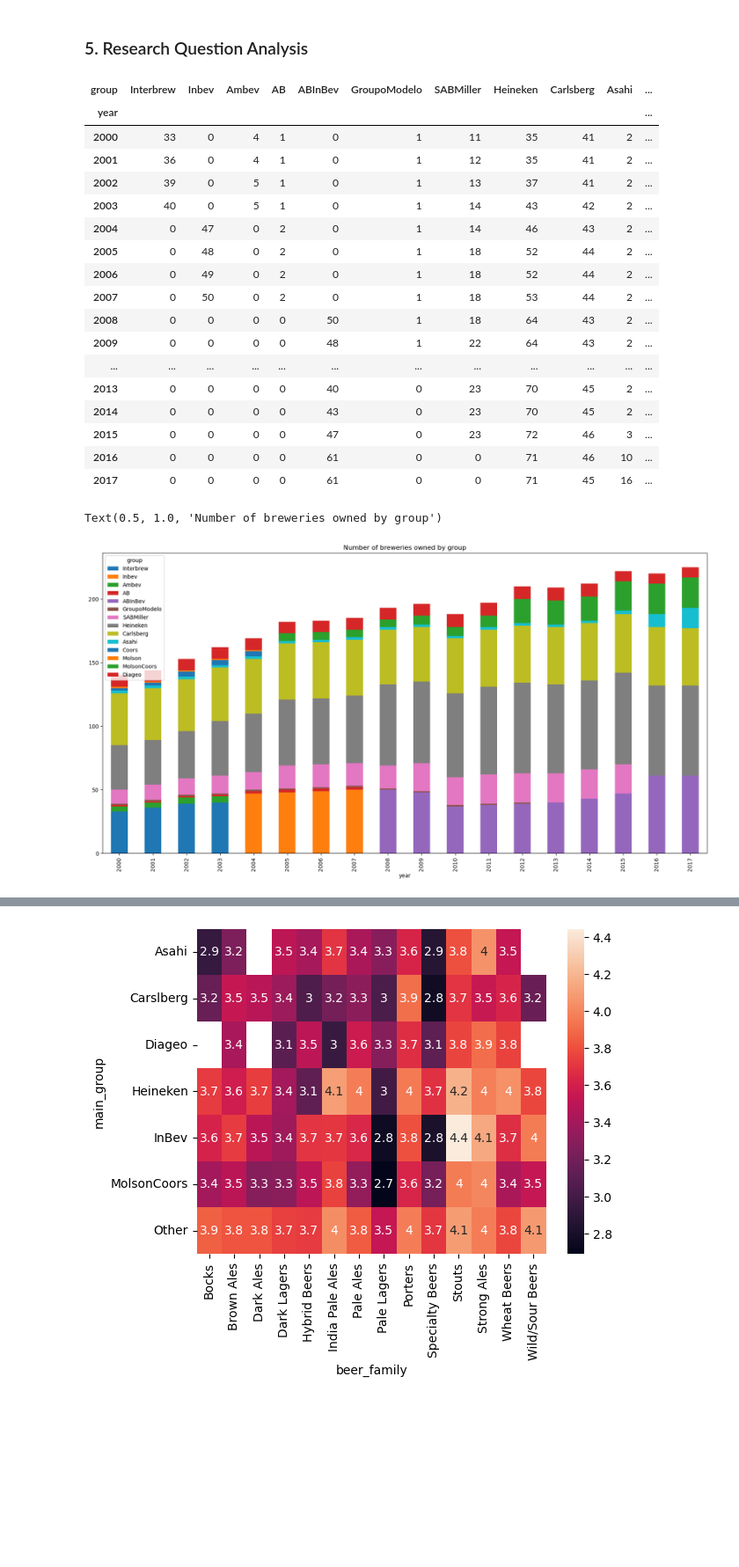
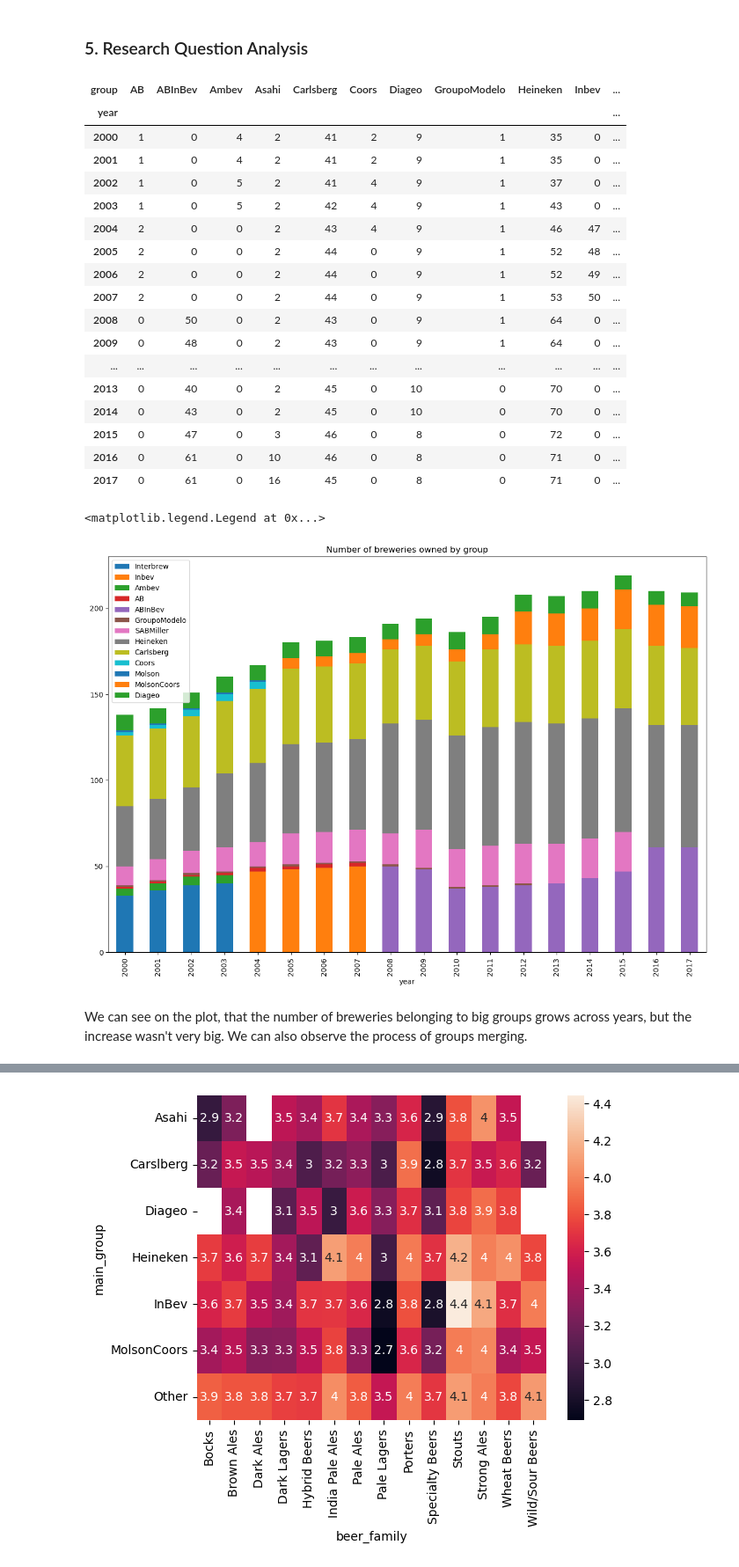
Before and after one commit to epfl-ada/ada-2023-project-tornada, a Jupyter notebook: P3.ipynb, the cells around one changed output, grey strips where cells are left out. Shown at 88% size. Saved outputs shown, nothing was run; the diff lists cells and outputs as text; code cells hidden in the pictures; blank space fills up the shorter version.

```diff
--- a/P3.ipynb
+++ b/P3.ipynb
@@ -528,35 +527,42 @@ The distribution of each ratings are really similar
 # %% [markdown]
 ### 5. Research Question Analysis
 # %%
+# create dataframe with number of breweries owned by each group by year
 years_groups_comparison = BA_group_breweries.groupby(['year', 'group']).nunique().loc[: , ['brewery_name']].unstack(level=1).droplevel(0, axis=1).fillna(0).astype('int')
-years_groups_comparison.to_csv('group_breweries_across_years.csv')
+display(years_groups_comparison)
+# %% [output]
+| group | AB | ABInBev | Ambev | Asahi | Carlsberg | Coors | Diageo | GroupoModelo | Heineken | Inbev | ... |
+| year |  |  |  |  |  |  |  |  |  |  | ... |
+| 2000 | 1 | 0 | 4 | 2 | 41 | 2 | 9 | 1 | 35 | 0 | ... |
+| 2001 | 1 | 0 | 4 | 2 | 41 | 2 | 9 | 1 | 35 | 0 | ... |
+| 2002 | 1 | 0 | 5 | 2 | 41 | 4 | 9 | 1 | 37 | 0 | ... |
+| 2003 | 1 | 0 | 5 | 2 | 42 | 4 | 9 | 1 | 43 | 0 | ... |
+| 2004 | 2 | 0 | 0 | 2 | 43 | 4 | 9 | 1 | 46 | 47 | ... |
+| 2005 | 2 | 0 | 0 | 2 | 44 | 0 | 9 | 1 | 52 | 48 | ... |
+| 2006 | 2 | 0 | 0 | 2 | 44 | 0 | 9 | 1 | 52 | 49 | ... |
+| 2007 | 2 | 0 | 0 | 2 | 44 | 0 | 9 | 1 | 53 | 50 | ... |
+| 2008 | 0 | 50 | 0 | 2 | 43 | 0 | 9 | 1 | 64 | 0 | ... |
+| 2009 | 0 | 48 | 0 | 2 | 43 | 0 | 9 | 1 | 64 | 0 | ... |
+| ... | ... | ... | ... | ... | ... | ... | ... | ... | ... | ... | ... |
+| 2013 | 0 | 40 | 0 | 2 | 45 | 0 | 10 | 0 | 70 | 0 | ... |
+| 2014 | 0 | 43 | 0 | 2 | 45 | 0 | 10 | 0 | 70 | 0 | ... |
+| 2015 | 0 | 47 | 0 | 3 | 46 | 0 | 8 | 0 | 72 | 0 | ... |
+| 2016 | 0 | 61 | 0 | 10 | 46 | 0 | 8 | 0 | 71 | 0 | ... |
+| 2017 | 0 | 61 | 0 | 16 | 45 | 0 | 8 | 0 | 71 | 0 | ... |
 # %%
-columns_order = ['Interbrew', 'Inbev', 'Ambev', 'AB', 'ABInBev', 'GroupoModelo', 'SABMiller', 'Heineken', 'Carlsberg', 'Asahi', 'Coors', 'Molson', 'MolsonCoors', 'Diageo']
+# order companies, so that ones that merged in some point are displayed together
+# colors probably should be improved
+columns_order = ['Interbrew', 'Inbev', 'Ambev', 'AB', 'ABInBev', 'GroupoModelo', 'SABMiller', 'Heineken', 'Carlsberg', 'Coors', 'Molson', 'MolsonCoors', 'Diageo']
 years_groups_comparison = years_groups_comparison[columns_order]
 
-display(years_groups_comparison)
+# plot the data
 years_groups_comparison.plot(kind='bar', stacked=True)
-plt.rcParams["figure.figsize"] = (30,20)
+plt.rcParams["figure.figsize"] = (15,10)
 plt.title('Number of breweries owned by group')
+plt.legend()
 # %% [output]
-| group | Interbrew | Inbev | Ambev | AB | ABInBev | GroupoModelo | SABMiller | Heineken | Carlsberg | Asahi | ... |
-| year |  |  |  |  |  |  |  |  |  |  | ... |
-| 2000 | 33 | 0 | 4 | 1 | 0 | 1 | 11 | 35 | 41 | 2 | ... |
-| 2001 | 36 | 0 | 4 | 1 | 0 | 1 | 12 | 35 | 41 | 2 | ... |
-| 2002 | 39 | 0 | 5 | 1 | 0 | 1 | 13 | 37 | 41 | 2 | ... |
-| 2003 | 40 | 0 | 5 | 1 | 0 | 1 | 14 | 43 | 42 | 2 | ... |
-| 2004 | 0 | 47 | 0 | 2 | 0 | 1 | 14 | 46 | 43 | 2 | ... |
-| 2005 | 0 | 48 | 0 | 2 | 0 | 1 | 18 | 52 | 44 | 2 | ... |
-| 2006 | 0 | 49 | 0 | 2 | 0 | 1 | 18 | 52 | 44 | 2 | ... |
-| 2007 | 0 | 50 | 0 | 2 | 0 | 1 | 18 | 53 | 44 | 2 | ... |
-| 2008 | 0 | 0 | 0 | 0 | 50 | 1 | 18 | 64 | 43 | 2 | ... |
-| 2009 | 0 | 0 | 0 | 0 | 48 | 1 | 22 | 64 | 43 | 2 | ... |
-| ... | ... | ... | ... | ... | ... | ... | ... | ... | ... | ... | ... |
-| 2013 | 0 | 0 | 0 | 0 | 40 | 0 | 23 | 70 | 45 | 2 | ... |
-| 2014 | 0 | 0 | 0 | 0 | 43 | 0 | 23 | 70 | 45 | 2 | ... |
-| 2015 | 0 | 0 | 0 | 0 | 47 | 0 | 23 | 72 | 46 | 3 | ... |
-| 2016 | 0 | 0 | 0 | 0 | 61 | 0 | 0 | 71 | 46 | 10 | ... |
-| 2017 | 0 | 0 | 0 | 0 | 61 | 0 | 0 | 71 | 45 | 16 | ... |
-Text(0.5, 1.0, 'Number of breweries owned by group')
+<matplotlib.legend.Legend at 0x...>
-[figure, old version]
+[figure, new version]
+# %% [markdown]
+We can see on the plot, that the number of breweries belonging to big groups grows across years, but the increase wasn't very big. We can also observe the process of groups merging.
 # %%
```
Also changed, not shown: parts of 37 cells of this notebook, 1 other file.
